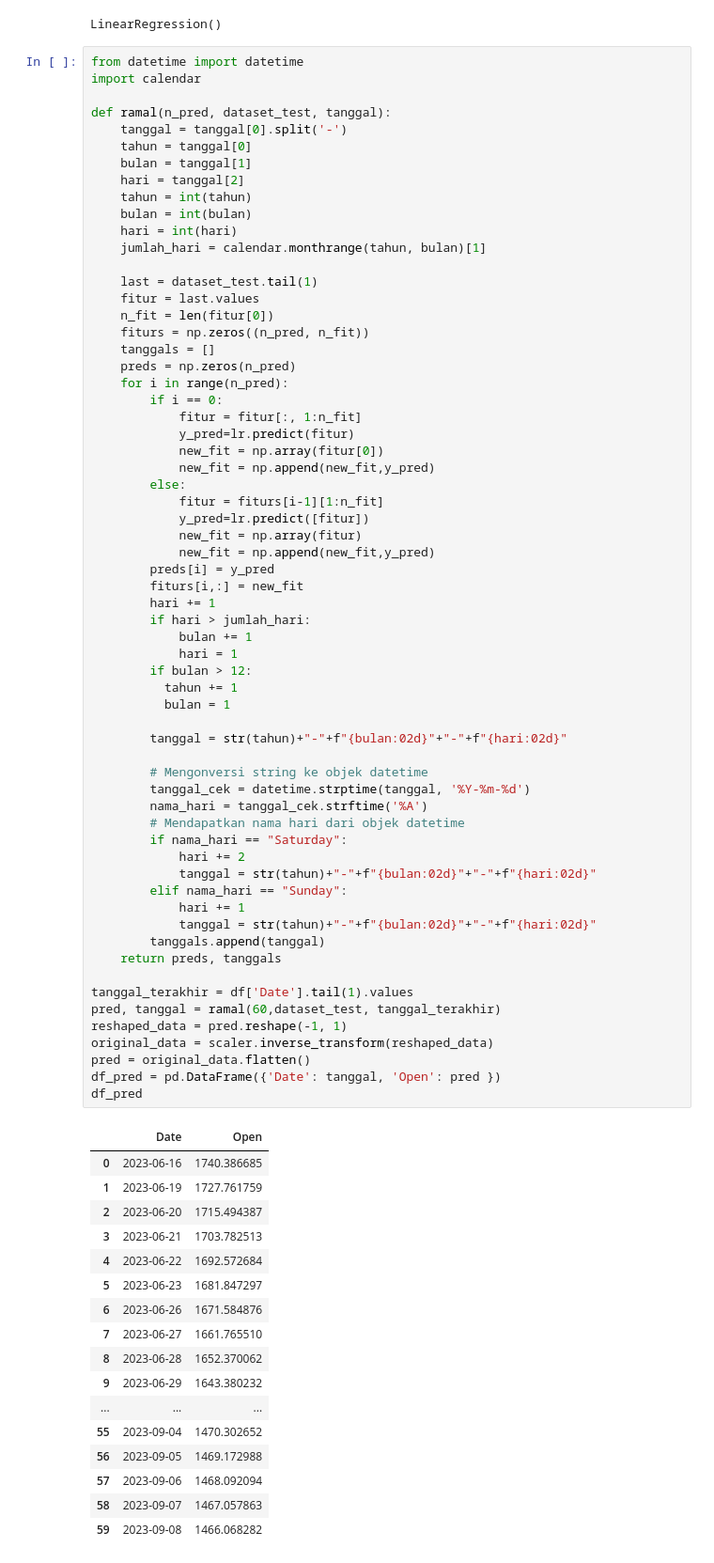
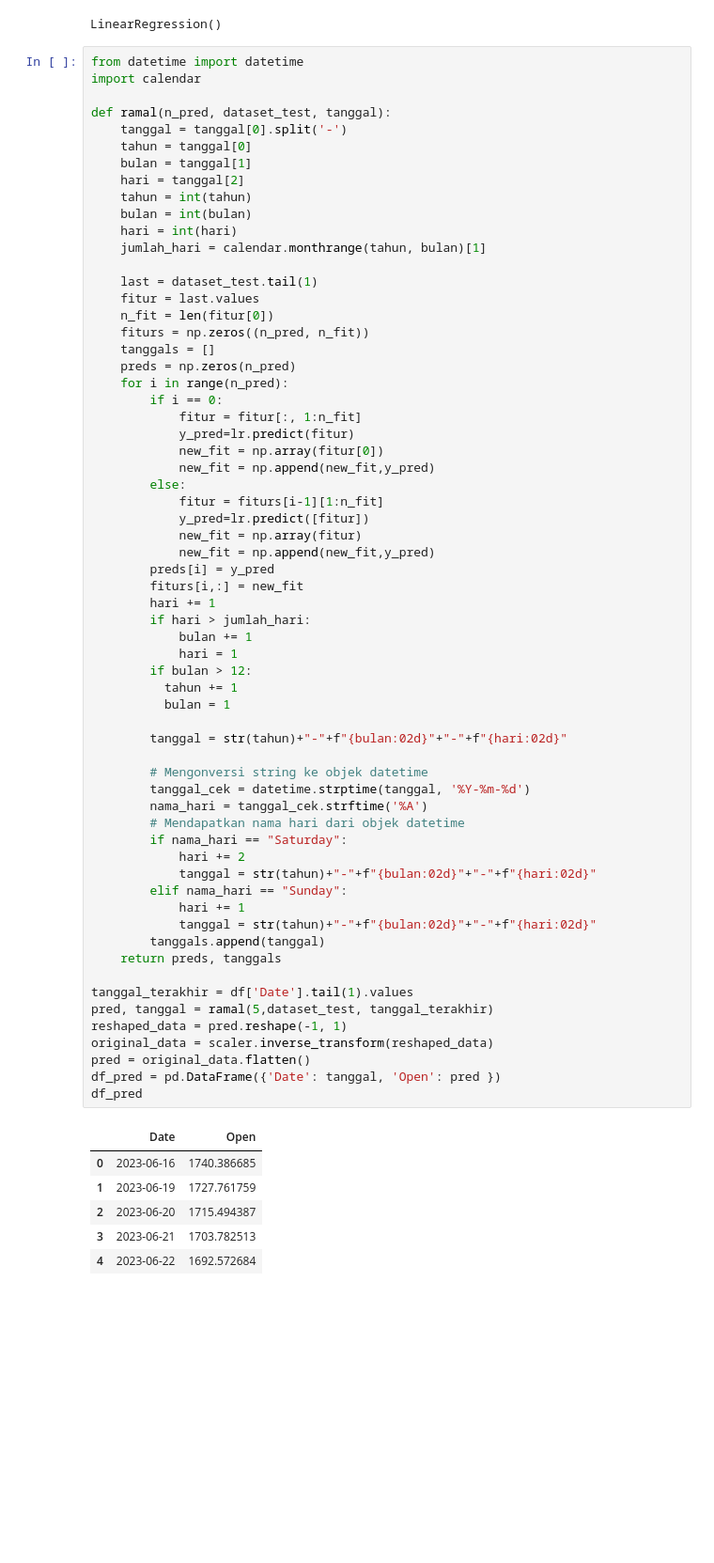
Before and after one commit to Yayanmnh/kuispro, a Jupyter notebook: projek.ipynb, the cells around one changed output. Shown at 94% size. Saved outputs shown, nothing was run; the diff lists cells and outputs as text; blank space fills up the shorter version.

```diff
--- a/projek.ipynb
+++ b/projek.ipynb
@@ -208,42 +208,31 @@ def ramal(n_pred, dataset_test, tanggal):
           bulan = 1
 
         tanggal = str(tahun)+"-"+f"{bulan:02d}"+"-"+f"{hari:02d}"
 
         # Mengonversi string ke objek datetime
         tanggal_cek = datetime.strptime(tanggal, '%Y-%m-%d')
         nama_hari = tanggal_cek.strftime('%A')
         # Mendapatkan nama hari dari objek datetime
         if nama_hari == "Saturday":
             hari += 2
             tanggal = str(tahun)+"-"+f"{bulan:02d}"+"-"+f"{hari:02d}"
         elif nama_hari == "Sunday":
             hari += 1
             tanggal = str(tahun)+"-"+f"{bulan:02d}"+"-"+f"{hari:02d}"
         tanggals.append(tanggal)
     return preds, tanggals
 
 tanggal_terakhir = df['Date'].tail(1).values
-pred, tanggal = ramal(60,dataset_test, tanggal_terakhir)
+pred, tanggal = ramal(5,dataset_test, tanggal_terakhir)
 reshaped_data = pred.reshape(-1, 1)
 original_data = scaler.inverse_transform(reshaped_data)
 pred = original_data.flatten()
 df_pred = pd.DataFrame({'Date': tanggal, 'Open': pred })
 df_pred
 # %% [output]
 |  | Date | Open |
 | 0 | 2023-06-16 | 1740.386685 |
 | 1 | 2023-06-19 | 1727.761759 |
 | 2 | 2023-06-20 | 1715.494387 |
 | 3 | 2023-06-21 | 1703.782513 |
 | 4 | 2023-06-22 | 1692.572684 |
-| 5 | 2023-06-23 | 1681.847297 |
-| 6 | 2023-06-26 | 1671.584876 |
-| 7 | 2023-06-27 | 1661.765510 |
-| 8 | 2023-06-28 | 1652.370062 |
-| 9 | 2023-06-29 | 1643.380232 |
-| ... | ... | ... |
-| 55 | 2023-09-04 | 1470.302652 |
-| 56 | 2023-09-05 | 1469.172988 |
-| 57 | 2023-09-06 | 1468.092094 |
-| 58 | 2023-09-07 | 1467.057863 |
-| 59 | 2023-09-08 | 1466.068282 |
```
Also changed, not shown: parts of 1 cell of this notebook.
